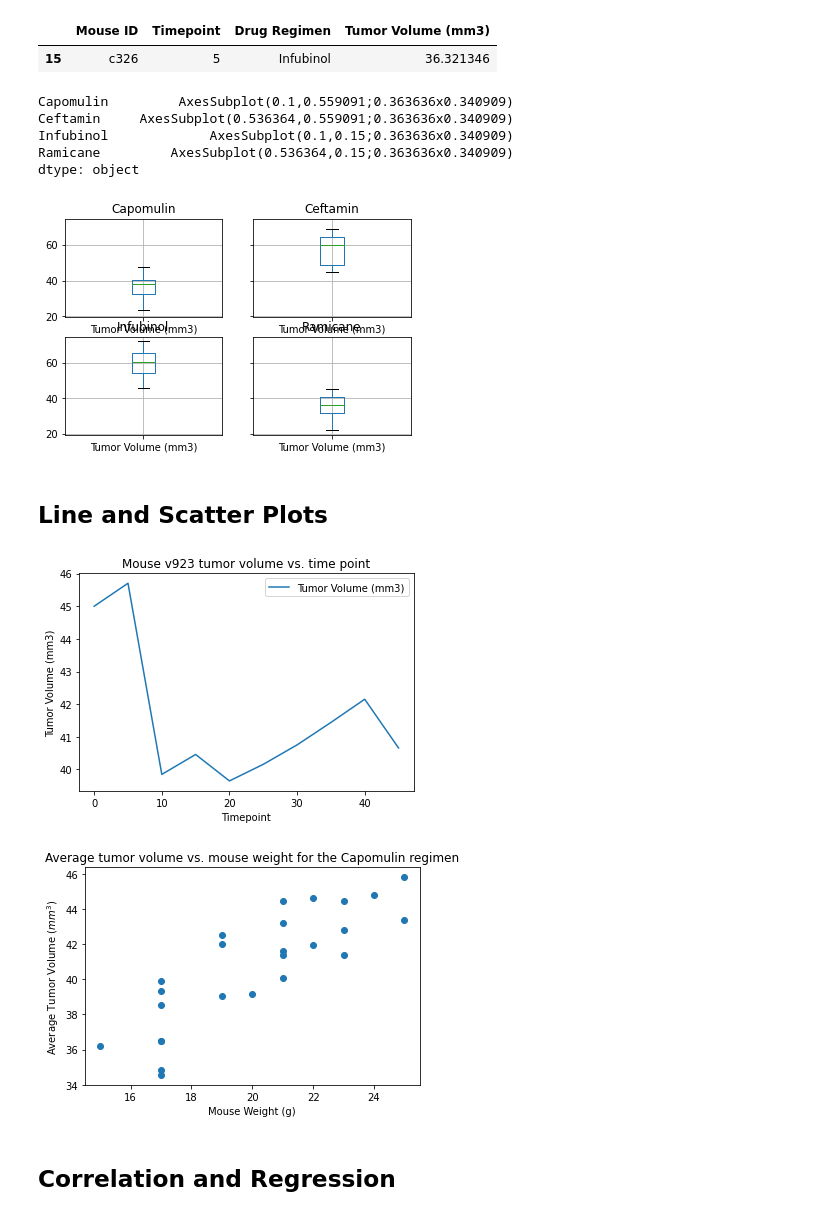
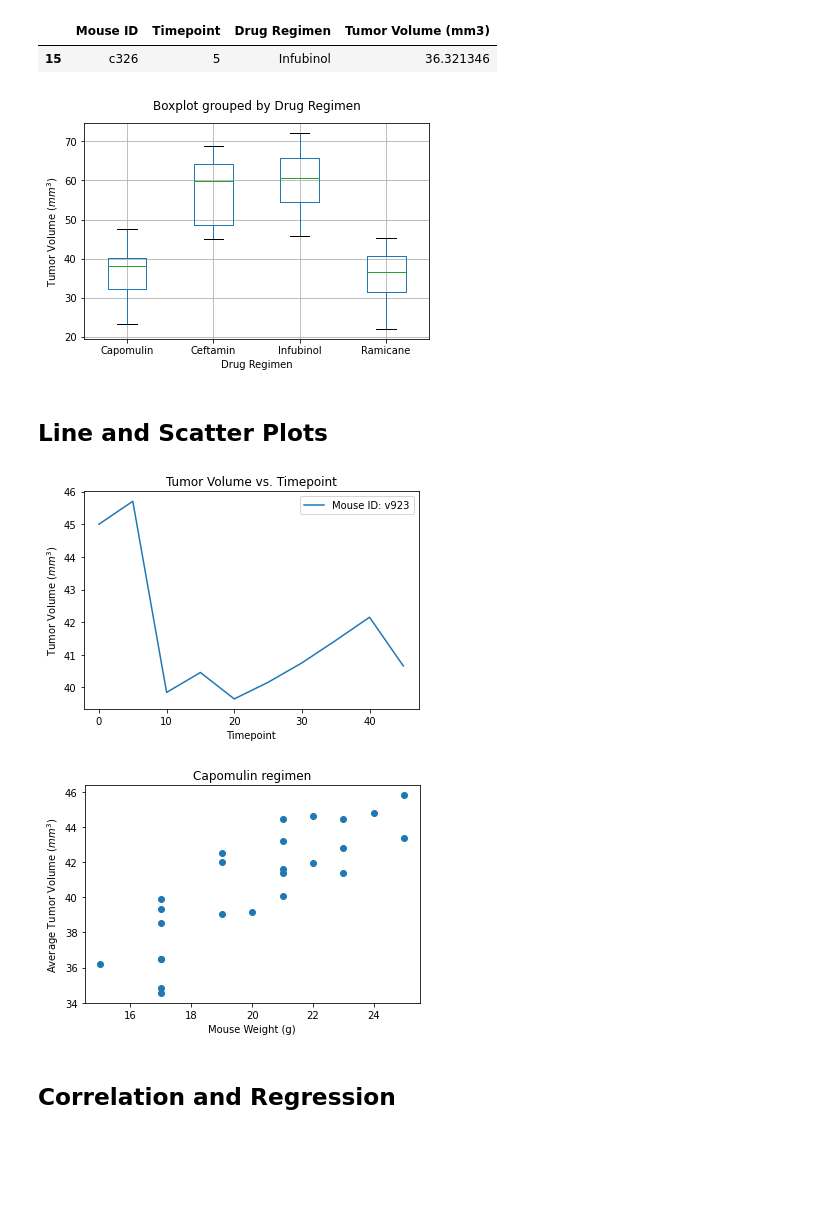
Before and after one commit to yang5hi/Matplotlib-challenge, a Jupyter notebook: pymaceuticals_GitHub.ipynb, the cells around one changed output. Cells and saved outputs as stored; diff of their text form; code cells hidden in the pictures; blank space fills up the shorter version.

Commit message:
graphs update

```diff
--- a/pymaceuticals_GitHub.ipynb
+++ b/pymaceuticals_GitHub.ipynb
@@ -62,7 +63,8 @@ duplicates_df
 | 920 | g989 | Propriva | Female | 21 | 26 | 35 | 62.570880 | ... |
 # %%
 # Create a clean DataFrame by dropping the duplicate mouse by its ID.
-cleaned_df=merged_df.loc[merged_df['Mouse ID']!='g989',:]
+cleaned_df=merged_df.loc[merged_df['Mouse ID']!=duplicates_list[0],['Mouse ID', 'Drug Regimen', 'Sex', 'Age_months', 'Weight (g)',
+       'Timepoint', 'Tumor Volume (mm3)', 'Metastatic Sites']]
 cleaned_df
 # %% [output]
 |  | Mouse ID | Drug Regimen | Sex | Age_months | Weight (g) | Timepoint | Tumor Volume (mm3) | ... |
@@ -240,37 +237,36 @@ outliers_df
 | 15 | c326 | 5 | Infubinol | 36.321346 |
 # %%
 # Generate a box plot of the final tumor volume of each mouse across four regimens of interest
-in_bound_df.groupby(['Drug Regimen']).boxplot(column='Tumor Volume (mm3)')
+qualified_df.boxplot(column='Tumor Volume (mm3)',by='Drug Regimen')
+plt.title("")
+plt.xlabel("Drug Regimen")
+plt.ylabel("Tumor Volume ($mm^3$)")
+plt.show()
 # %% [output]
-Capomulin         AxesSubplot(0.1,0.559091;0.363636x0.340909)
-Ceftamin     AxesSubplot(0.536364,0.559091;0.363636x0.340909)
-Infubinol             AxesSubplot(0.1,0.15;0.363636x0.340909)
-Ramicane         AxesSubplot(0.536364,0.15;0.363636x0.340909)
-dtype: object
-[figure, old version]
+[figure, new version]
 # %% [markdown]
 ## Line and Scatter Plots
 # %%
 # Generate a line plot of tumor volume vs. time point for a mouse treated with Capomulin
 capomulin_v923_df=stats_df.loc[(stats_df['Drug Regimen']=='Capomulin') & (stats_df['Mouse ID']=='v923')].copy()
-capomulin_v923_df.plot('Timepoint','Tumor Volume (mm3)',kind='line',ylabel="Tumor Volume (mm3)",
-              title="Mouse v923 tumor volume vs. time point")
+capomulin_v923_df.plot('Timepoint','Tumor Volume (mm3)',kind='line',ylabel="Tumor Volume ($mm^3$)",
+              title="Tumor Volume vs. Timepoint",label='Mouse ID: v923')
 plt.show()
 # %% [output]
-[figure, old version]
+[figure, new version]
 # %%
 # Generate a scatter plot of average tumor volume vs. mouse weight for the Capomulin regimen
 capomulin_df=stats_df.loc[(stats_df['Drug Regimen']=='Capomulin')].copy()
 grouped_capomulin_df=capomulin_df.groupby(['Mouse ID'])
 weight_mean=grouped_capomulin_df['Weight (g)'].mean()
 tumor_volume_mean=grouped_capomulin_df['Tumor Volume (mm3)'].mean()
 plt.scatter(weight_mean,tumor_volume_mean)
-plt.title("Average tumor volume vs. mouse weight for the Capomulin regimen")
+plt.title("Capomulin regimen")
 plt.xlabel("Mouse Weight (g)")
 plt.ylabel("Average Tumor Volume ($mm^3$)")
 plt.show()
 # %% [output]
-[figure, old version]
+[figure, new version]
 # %% [markdown]
 ## Correlation and Regression
 # %%
```
Also changed, not shown: parts of 9 cells of this notebook.
